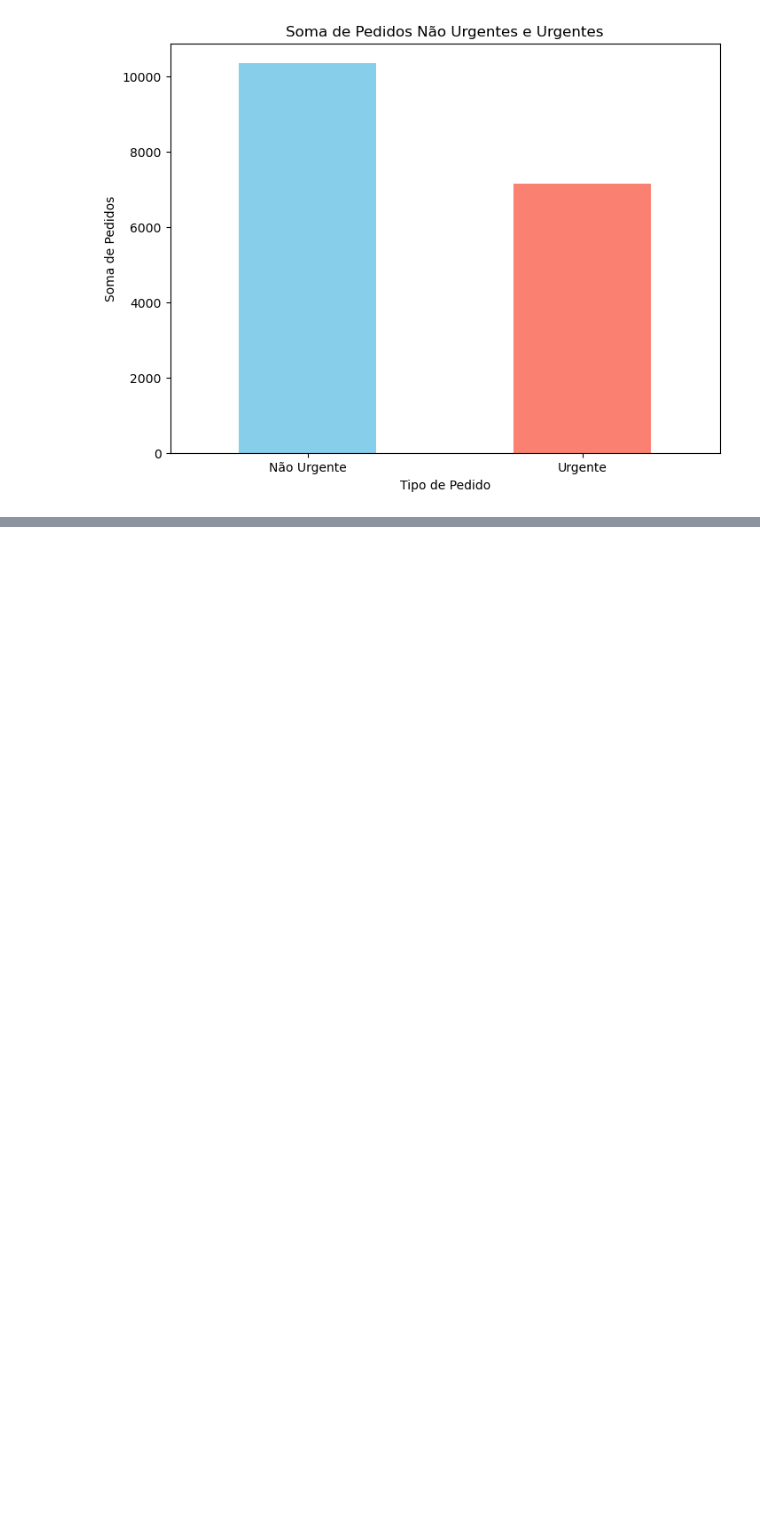
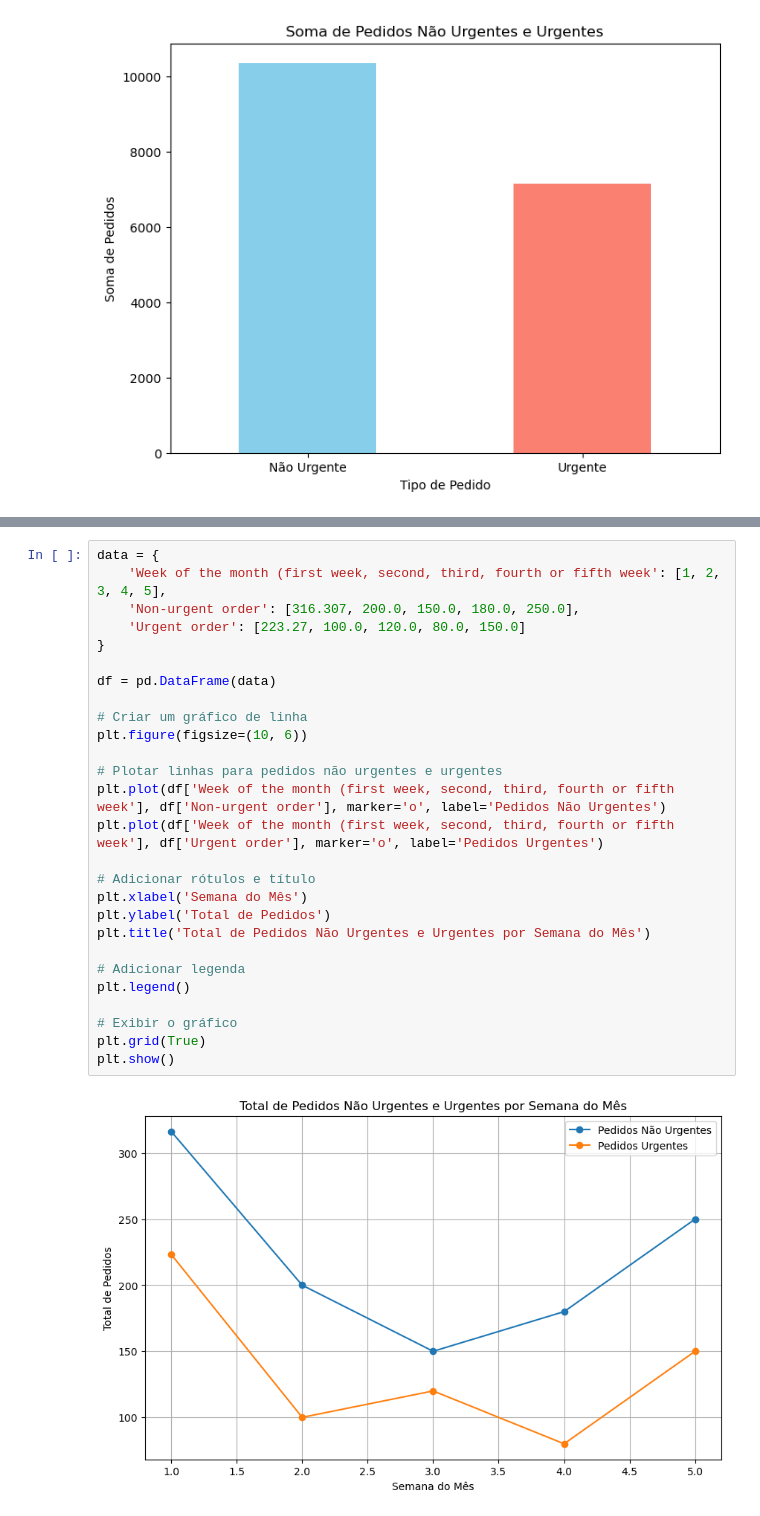
Before and after one commit to BrunoOSoares/Projeto-Analise-Descritiva, a Jupyter notebook: Trabalho_Final_Big_Data.ipynb, the cells around one changed output, grey strips where cells are left out. Drawn from its saved outputs; the diff is of its cells as text; blank space fills up the shorter version.

```diff
--- a/Trabalho_Final_Big_Data.ipynb
+++ b/Trabalho_Final_Big_Data.ipynb
@@ -193,2 +214,31 @@ plt.show()
+# %%
+data = {
+    'Week of the month (first week, second, third, fourth or fifth week': [1, 2, 3, 4, 5],
+    'Non-urgent order': [316.307, 200.0, 150.0, 180.0, 250.0],
+    'Urgent order': [223.27, 100.0, 120.0, 80.0, 150.0]
+}
+
+df = pd.DataFrame(data)
+
+# Criar um gráfico de linha
+plt.figure(figsize=(10, 6))
+
+# Plotar linhas para pedidos não urgentes e urgentes
+plt.plot(df['Week of the month (first week, second, third, fourth or fifth week'], df['Non-urgent order'], marker='o', label='Pedidos Não Urgentes')
+plt.plot(df['Week of the month (first week, second, third, fourth or fifth week'], df['Urgent order'], marker='o', label='Pedidos Urgentes')
+
+# Adicionar rótulos e título
+plt.xlabel('Semana do Mês')
+plt.ylabel('Total de Pedidos')
+plt.title('Total de Pedidos Não Urgentes e Urgentes por Semana do Mês')
+
+# Adicionar legenda
+plt.legend()
+
+# Exibir o gráfico
+plt.grid(True)
+plt.show()
+# %% [output]
+[figure, added]
 # %% [markdown]
 # Mapa de calor para identificar a correlação dos dados
```
Also changed, not shown: parts of 22 cells of this notebook.
